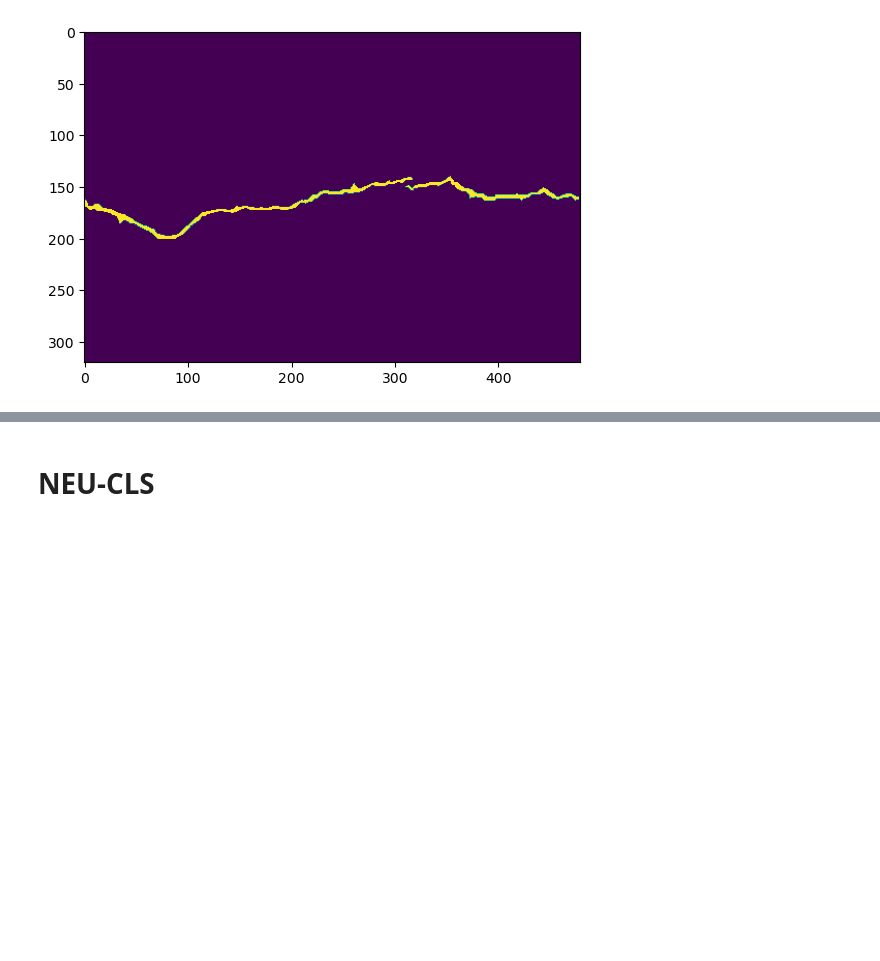
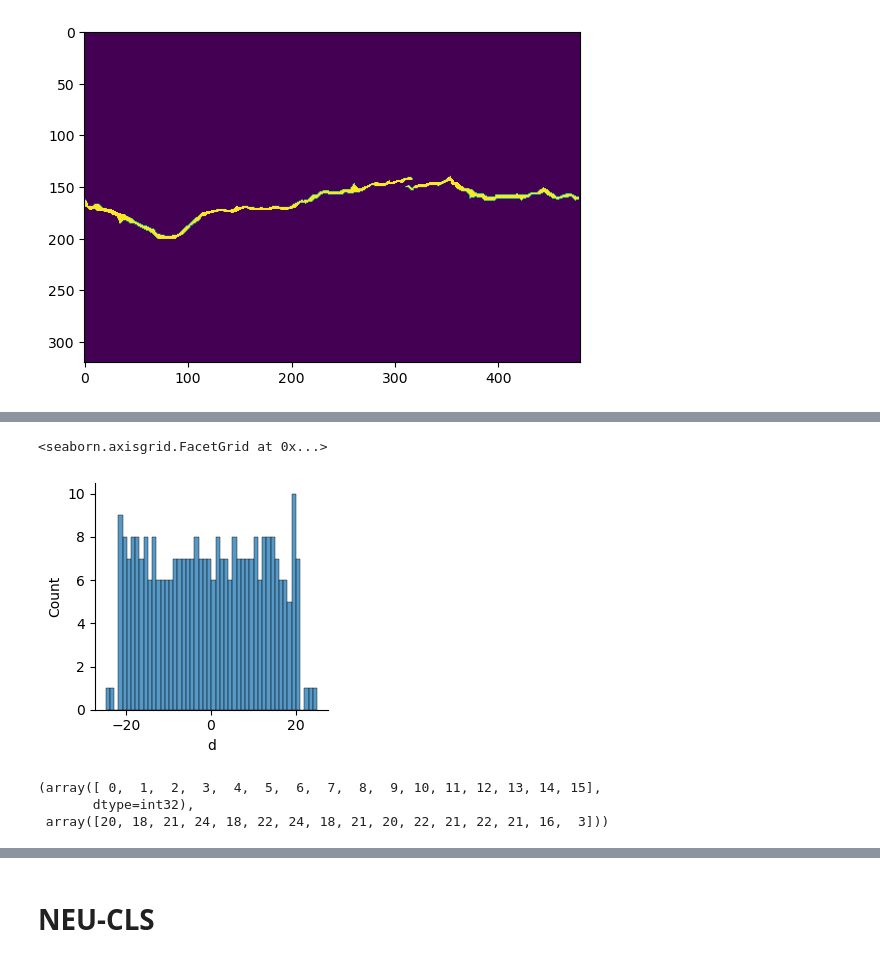
Before and after one commit to Jing-G2/Defect-Detection-exp, a Jupyter notebook: preprocessing/data_extract.ipynb, the cells around one changed output, grey strips where cells are left out. Cells and saved outputs as stored; diff of their text form; code cells hidden in the pictures; blank space fills up the shorter version.

```diff
--- a/preprocessing/data_extract.ipynb
+++ b/preprocessing/data_extract.ipynb
@@ -100,0 +155,8 @@ patch_y_max = ceil(width / unit_size)
+# %%
+import seaborn as sns
+
+data = pd.DataFrame(tsne_result,columns=['d'])
+sns.FacetGrid(data).map(sns.histplot, 'd', bins=50).add_legend()
+# %% [output]
+<seaborn.axisgrid.FacetGrid at 0x...>
+[figure, added]
@@ -101 +167,8 @@ patch_y_max = ceil(width / unit_size)
+# %%
+uni, counts = np.unique(cluster, return_counts=True)
+uni, counts
+# %% [output]
+(array([ 0,  1,  2,  3,  4,  5,  6,  7,  8,  9, 10, 11, 12, 13, 14, 15],
+       dtype=int32),
+ array([20, 18, 21, 24, 18, 22, 24, 18, 21, 20, 22, 21, 22, 21, 16,  3]))
 # %%
```
Also changed, not shown: parts of 13 cells of this notebook, 5 other files.
